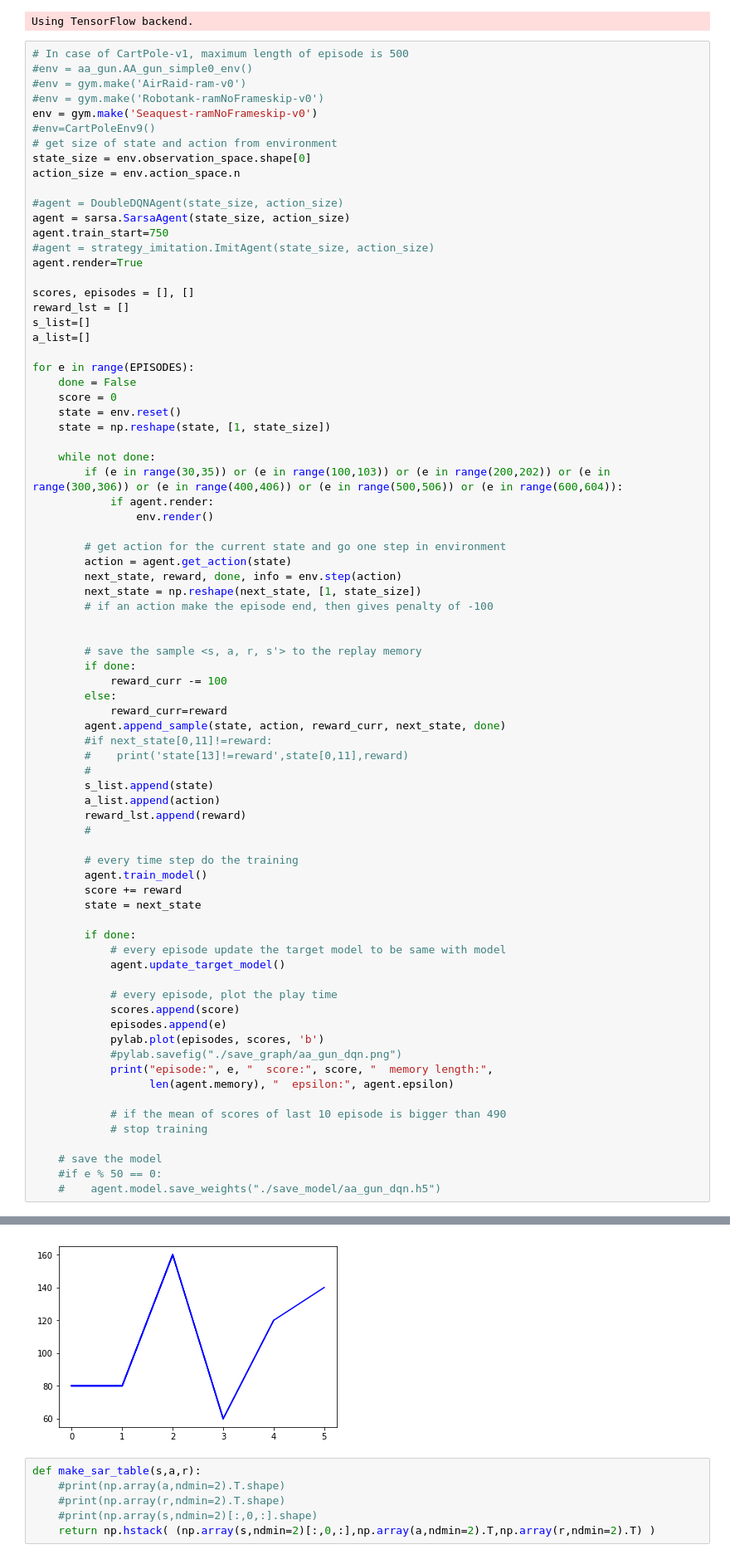
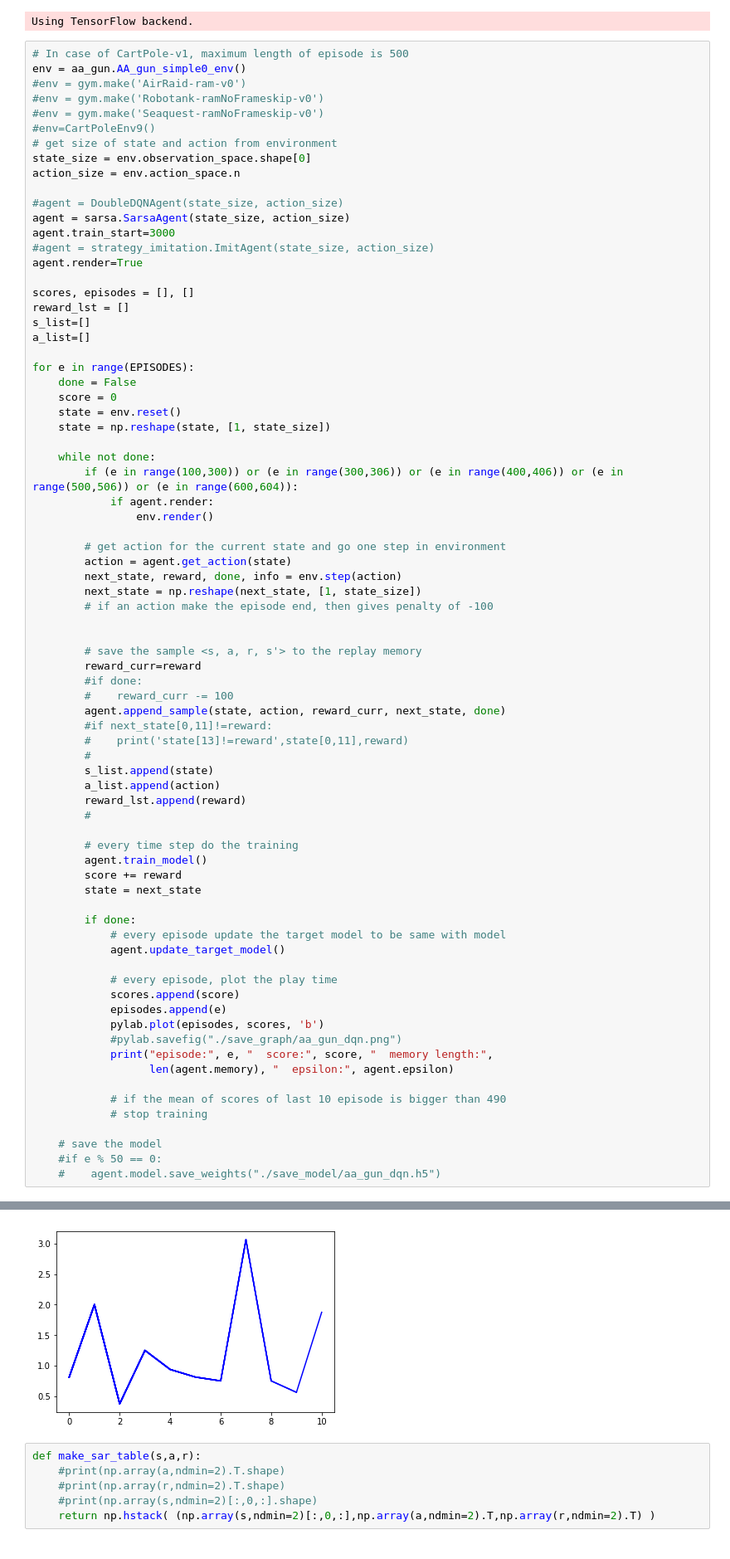
Before and after one commit to Kilorad/rl, a Jupyter notebook: example_rl.ipynb, the cells around one changed output, grey strips where cells are left out. Shown at 83% size. Drawn from its saved outputs; the diff is of its cells as text.

```diff
--- a/example_rl.ipynb
+++ b/example_rl.ipynb
@@ -23,10 +23,10 @@ EPISODES = 30000
 Using TensorFlow backend.
 # %%
 # In case of CartPole-v1, maximum length of episode is 500
-#env = aa_gun.AA_gun_simple0_env()
+env = aa_gun.AA_gun_simple0_env()
 #env = gym.make('AirRaid-ram-v0')
 #env = gym.make('Robotank-ramNoFrameskip-v0')
-env = gym.make('Seaquest-ramNoFrameskip-v0')
+#env = gym.make('Seaquest-ramNoFrameskip-v0')
 #env=CartPoleEnv9()
 # get size of state and action from environment
 state_size = env.observation_space.shape[0]
@@ -34,7 +34,7 @@ action_size = env.action_space.n
 
 #agent = DoubleDQNAgent(state_size, action_size)
 agent = sarsa.SarsaAgent(state_size, action_size)
-agent.train_start=750
+agent.train_start=3000
 #agent = strategy_imitation.ImitAgent(state_size, action_size)
 agent.render=True
 
@@ -50,7 +50,7 @@ for e in range(EPISODES):
     state = np.reshape(state, [1, state_size])
 
     while not done:
-        if (e in range(30,35)) or (e in range(100,103)) or (e in range(200,202)) or (e in range(300,306)) or (e in range(400,406)) or (e in range(500,506)) or (e in range(600,604)):
+        if (e in range(100,300)) or (e in range(300,306)) or (e in range(400,406)) or (e in range(500,506)) or (e in range(600,604)):
             if agent.render:
                 env.render()
 
@@ -62,10 +62,9 @@ for e in range(EPISODES):
 
 
         # save the sample <s, a, r, s'> to the replay memory
-        if done:
-            reward_curr -= 100
-        else:
-            reward_curr=reward
+        reward_curr=reward
+        #if done:
+        #    reward_curr -= 100
         agent.append_sample(state, action, reward_curr, next_state, done)
         #if next_state[0,11]!=reward:
         #    print('state[13]!=reward',state[0,11],reward)
@@ -119,5 +118,5 @@ episode: 5   score: 140.0   memory length: 10000   epsilon: 0.009998671593271896
 KeyboardInterrupt:
-[figure, old version]
+[figure, new version]
 # %%
 def make_sar_table(s,a,r):
     #print(np.array(a,ndmin=2).T.shape)
```
Also changed, not shown: parts of 3 cells of this notebook, 2 other files.
